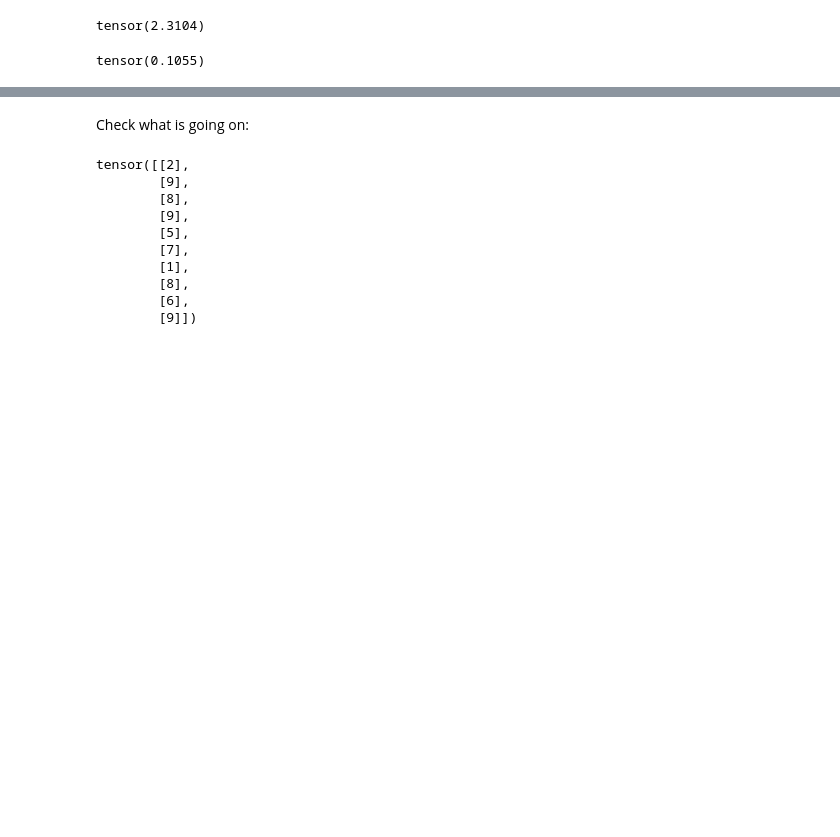
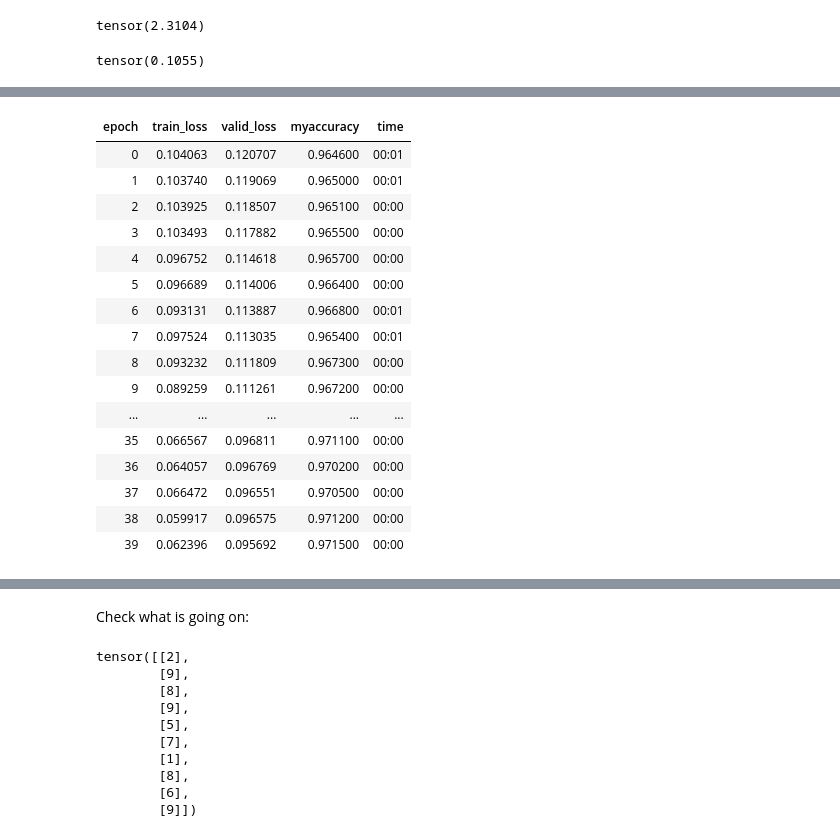
Before and after one commit to francescolosterzo/fastbook, a Jupyter notebook: exercises/mnist_full.ipynb, the cells around one changed output, grey strips where cells are left out. Cells and saved outputs as stored; diff of their text form; code cells hidden in the pictures; blank space fills up the shorter version.

```diff
--- a/exercises/mnist_full.ipynb
+++ b/exercises/mnist_full.ipynb
@@ -477,2 +488,22 @@ learn3.fit(n_epoch=40, lr=0.05)
+# %%
+learn4.fit(n_epoch=40, lr=0.05)
+# %% [output]
+| epoch | train_loss | valid_loss | myaccuracy | time |
+| 0 | 0.104063 | 0.120707 | 0.964600 | 00:01 |
+| 1 | 0.103740 | 0.119069 | 0.965000 | 00:01 |
+| 2 | 0.103925 | 0.118507 | 0.965100 | 00:00 |
+| 3 | 0.103493 | 0.117882 | 0.965500 | 00:00 |
+| 4 | 0.096752 | 0.114618 | 0.965700 | 00:00 |
+| 5 | 0.096689 | 0.114006 | 0.966400 | 00:00 |
+| 6 | 0.093131 | 0.113887 | 0.966800 | 00:01 |
+| 7 | 0.097524 | 0.113035 | 0.965400 | 00:01 |
+| 8 | 0.093232 | 0.111809 | 0.967300 | 00:00 |
+| 9 | 0.089259 | 0.111261 | 0.967200 | 00:00 |
+| ... | ... | ... | ... | ... |
+| 35 | 0.066567 | 0.096811 | 0.971100 | 00:00 |
+| 36 | 0.064057 | 0.096769 | 0.970200 | 00:00 |
+| 37 | 0.066472 | 0.096551 | 0.970500 | 00:00 |
+| 38 | 0.059917 | 0.096575 | 0.971200 | 00:00 |
+| 39 | 0.062396 | 0.095692 | 0.971500 | 00:00 |
 # %%
 plt.plot(L(learn1.recorder.values).itemgot(2), label='w/ myloss');
```
Also changed, not shown: parts of 26 cells of this notebook.
